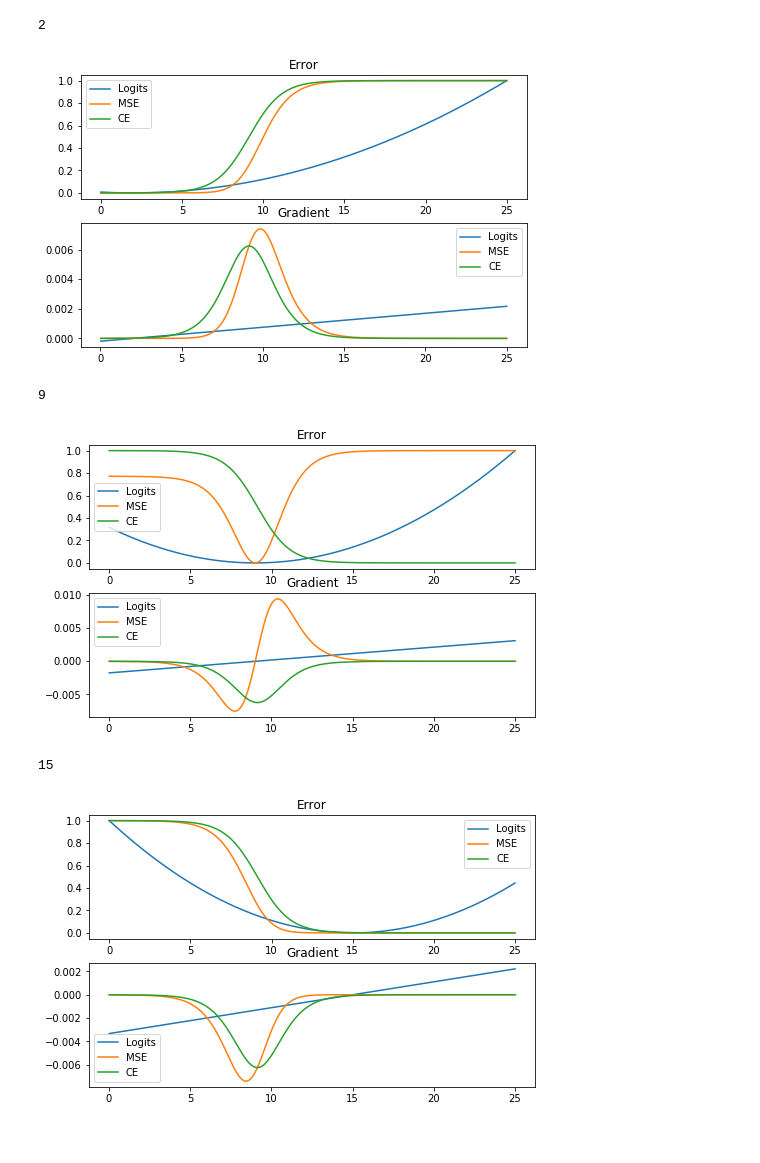
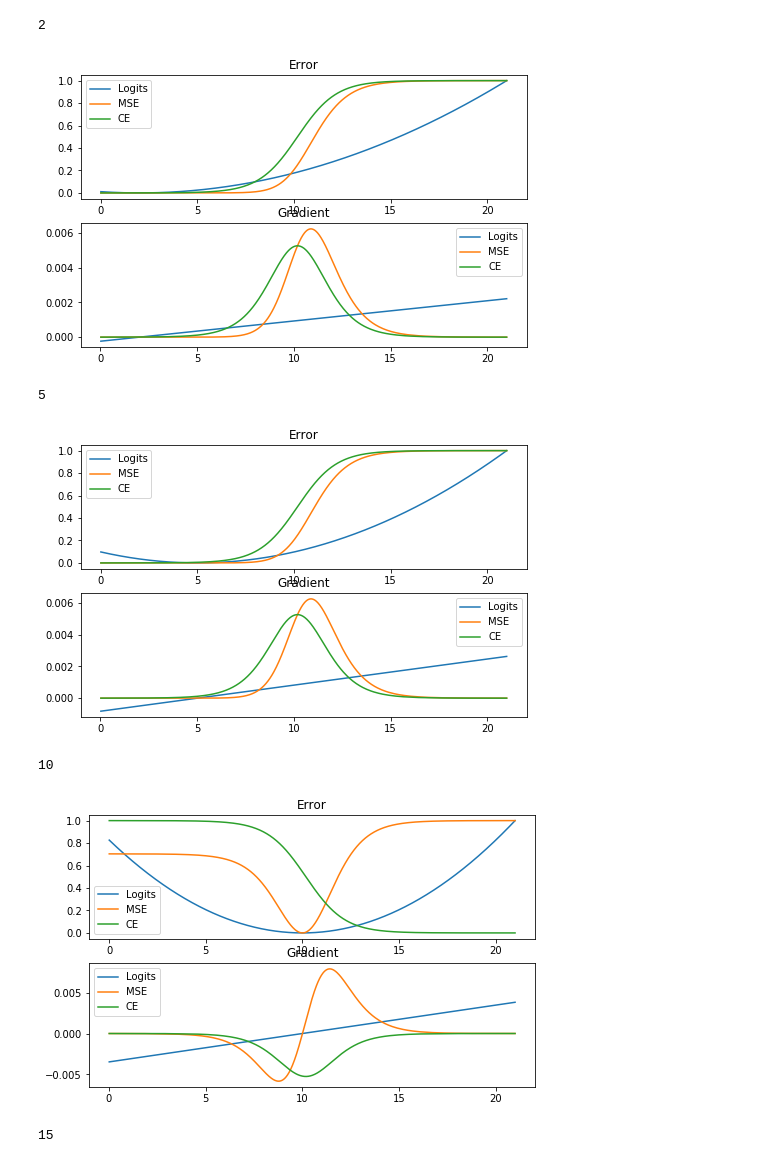
Before and after one commit to okz12/NN_compression, a Jupyter notebook: writeup/vastkd/loss_vis.ipynb, the cells around one changed output. Drawn from its saved outputs; the diff is of its cells as text; code cells hidden in the pictures.

```diff
--- a/writeup/vastkd/loss_vis.ipynb
+++ b/writeup/vastkd/loss_vis.ipynb
@@ -33,16 +33,16 @@ def ce_loss(input, target):
 def msel(input, target):
     return torch.sum((input - target).pow(2)) / input.numel()
 # %%
-for k in [2, 9, 15]:
+for k in [2, 5, 10, 15]:
     print (k)
     ce_l = []
     logits_l = []
     mse_l = []
-    p_range = np.linspace(0, 25, 1001)
+    p_range = np.linspace(0, 21, 1001)
     for p in p_range:
 
-        target = torch.Tensor([1, 3, k, 7, 9])
-        prediction = torch.Tensor([1, 3, p, 7, 9])
+        target = torch.Tensor([5, 7, k, 10, 8])
+        prediction = torch.Tensor([5, 7, p, 10, 8])
 
         logits = msel(target, prediction)
         ce = ce_loss(target, prediction)
@@ -55,35 +55,36 @@ for k in [2, 9, 15]:
     ll = np.array(logits_l)
     ml = np.array(mse_l)
     cl = np.array(ce_l)
 
     norm_ll = (ll - ll.min())/(ll.max() - ll.min())
     norm_ml = (ml - ml.min())/(ml.max() - ml.min())
     norm_cl = (cl - cl.min())/(cl.max() - cl.min())
 
     grad_ll = norm_ll[1:] - norm_ll[:-1]
     grad_ml = norm_ml[1:] - norm_ml[:-1]
     grad_cl = norm_cl[1:] - norm_cl[:-1]
     x_range = p_range[1:]
 
     plt.figure(figsize=(8, 5))
     plt.subplot(211)
     plt.title("Error")
     plt.plot(p_range, norm_ll, label="Logits")
     plt.plot(p_range, norm_ml, label="MSE")
     plt.plot(p_range, norm_cl, label="CE")
     plt.legend()
 
     plt.subplot(212)
     plt.title( "Gradient")
     plt.plot(x_range, grad_ll, label="Logits")
     plt.plot(x_range, grad_ml, label="MSE")
     plt.plot(x_range, grad_cl, label="CE")
     plt.legend()
     plt.show()
 # %% [output]
 2
-[figure, old version]
+[figure, new version]
-9
+5
-[figure, old version]
+[figure, new version]
-15
+10
-[figure, old version]
+[figure, new version]
+15
```
Also changed, not shown: parts of 2 cells of this notebook, 2 other files.
